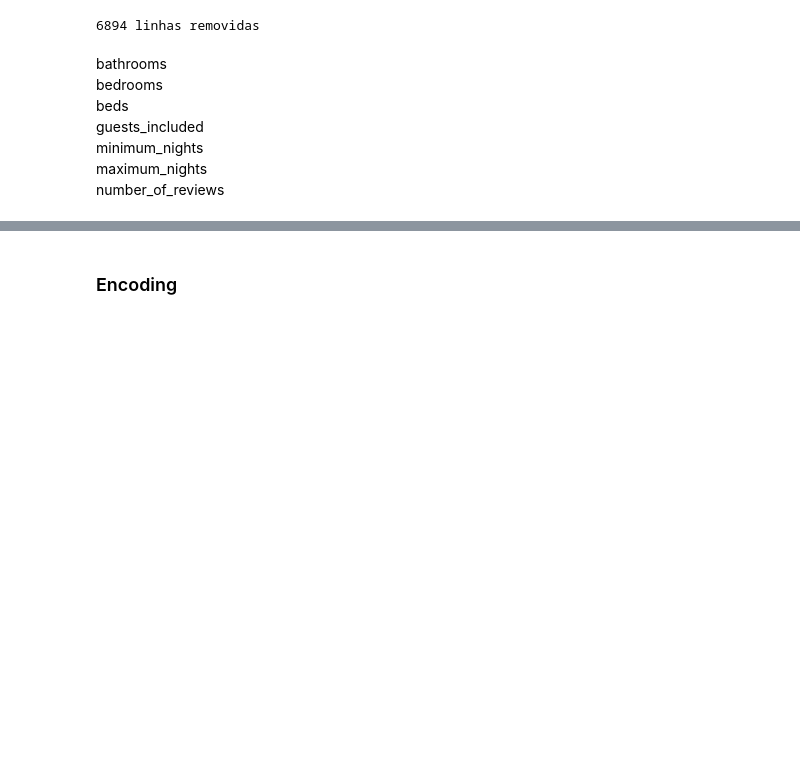
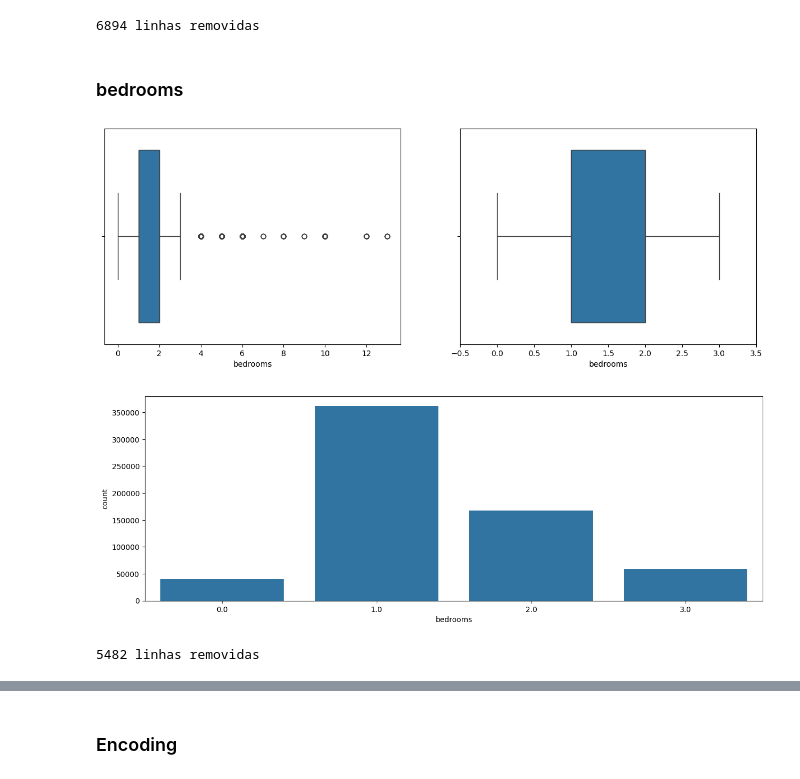
Before and after one commit to MarcioLuizBR/Ciencia_dados_Airbnb, a Jupyter notebook: Solução Airbnb Rio.ipynb, the cells around one changed output, grey strips where cells are left out. Drawn from its saved outputs; the diff is of its cells as text; code cells hidden in the pictures; blank space fills up the shorter version.

```diff
--- a/Solução Airbnb Rio.ipynb
+++ b/Solução Airbnb Rio.ipynb
@@ -491,13 +500,16 @@ base_airbnb, linhas_removidas = excluir_outliers(base_airbnb, 'bathrooms')
 print(f'{linhas_removidas} linhas removidas')
 # %% [output]
 6894 linhas removidas
-# %% [markdown]
-
-
-bathrooms
-bedrooms
-beds
-guests_included
-minimum_nights
-maximum_nights
-number_of_reviews
+# %% [markdown]
+### bedrooms
+# %%
+diagrama_caixa(base_airbnb['bedrooms'])
+grafico_barra(base_airbnb['bedrooms'])
+# %% [output]
+[figure, added]
+[figure, added]
+# %%
+base_airbnb, linhas_removidas = excluir_outliers(base_airbnb, 'bedrooms')
+print(f'{linhas_removidas} linhas removidas')
+# %% [output]
+5482 linhas removidas
```
Also changed, not shown: parts of 24 cells of this notebook.
